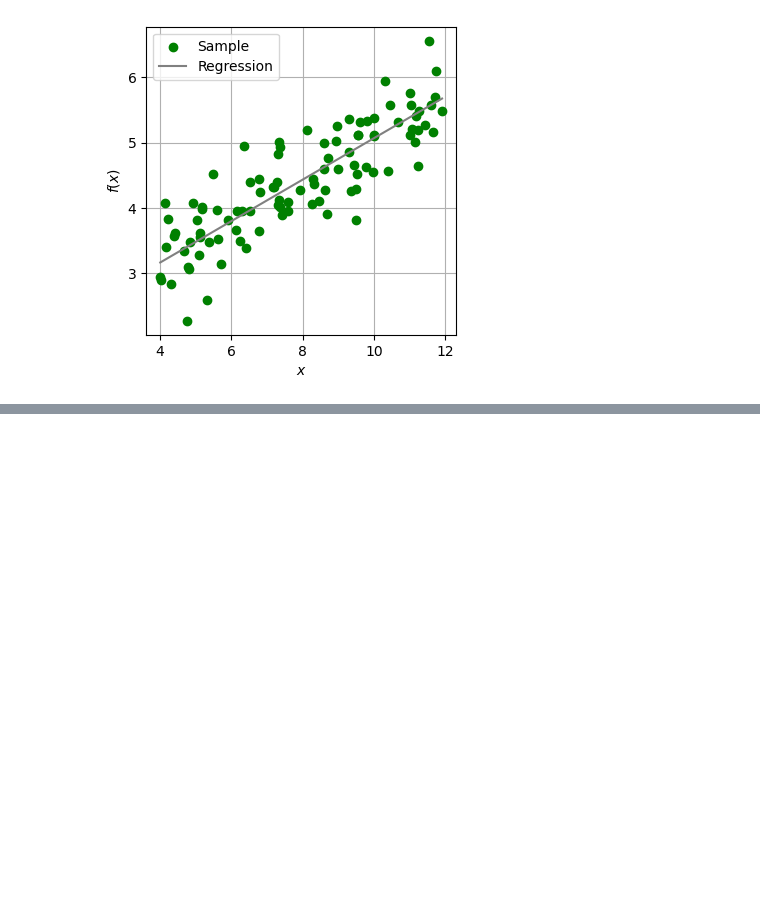
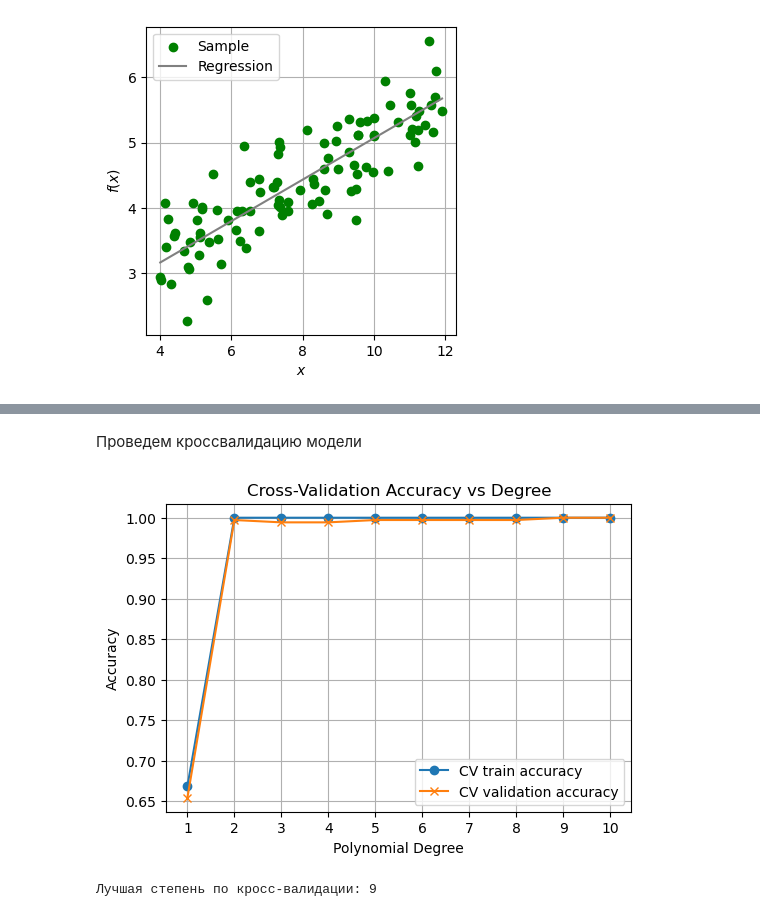
Before and after one commit to SARWX/mlmethods, a Jupyter notebook: task2.ipynb, the cells around one changed output, grey strips where cells are left out. Cells and saved outputs as stored; diff of their text form; code cells hidden in the pictures; blank space fills up the shorter version.

```diff
--- a/task2.ipynb
+++ b/task2.ipynb
@@ -425,0 +565,2 @@ Cross-validation:
+# %% [markdown]
+Проведем кроссвалидацию модели
@@ -425,0 +569,34 @@ Cross-validation:
+# %%
+cv_scores = []
+cv_train_scores = []
+
+for d in degrees:
+    pipe = Pipeline([
+        ('poly', PolynomialFeatures(degree=d)),
+        ('scaler', StandardScaler()),
+        ('clf', LogisticRegression(**logreg_params))
+    ])
+    scores = cross_validate(pipe, X_train, y_train,
+                            cv=4, scoring='accuracy',
+                            return_train_score=True)
+    cv_train_scores.append(np.mean(scores['train_score']))
+    cv_scores.append(np.mean(scores['test_score']))
+
+# --- Вывод результатов кросс-валидации
+plt.figure(figsize=(6, 4))
+plt.plot(degrees, cv_train_scores, label='CV train accuracy', marker='o')
+plt.plot(degrees, cv_scores, label='CV validation accuracy', marker='x')
+plt.title("Cross-Validation Accuracy vs Degree")
+plt.xlabel("Polynomial Degree")
+plt.ylabel("Accuracy")
+plt.legend()
+plt.xticks(degrees)
+plt.grid(True)
+plt.show()
+
+# --- Заключение
+best_cv_deg = degrees[np.argmax(cv_scores)]
+print(f"Лучшая степень по кросс-валидации: {best_cv_deg}")
+# %% [output]
+[figure, added]
+Лучшая степень по кросс-валидации: 9
```
Also changed, not shown: parts of 21 cells of this notebook, 1 other file.
